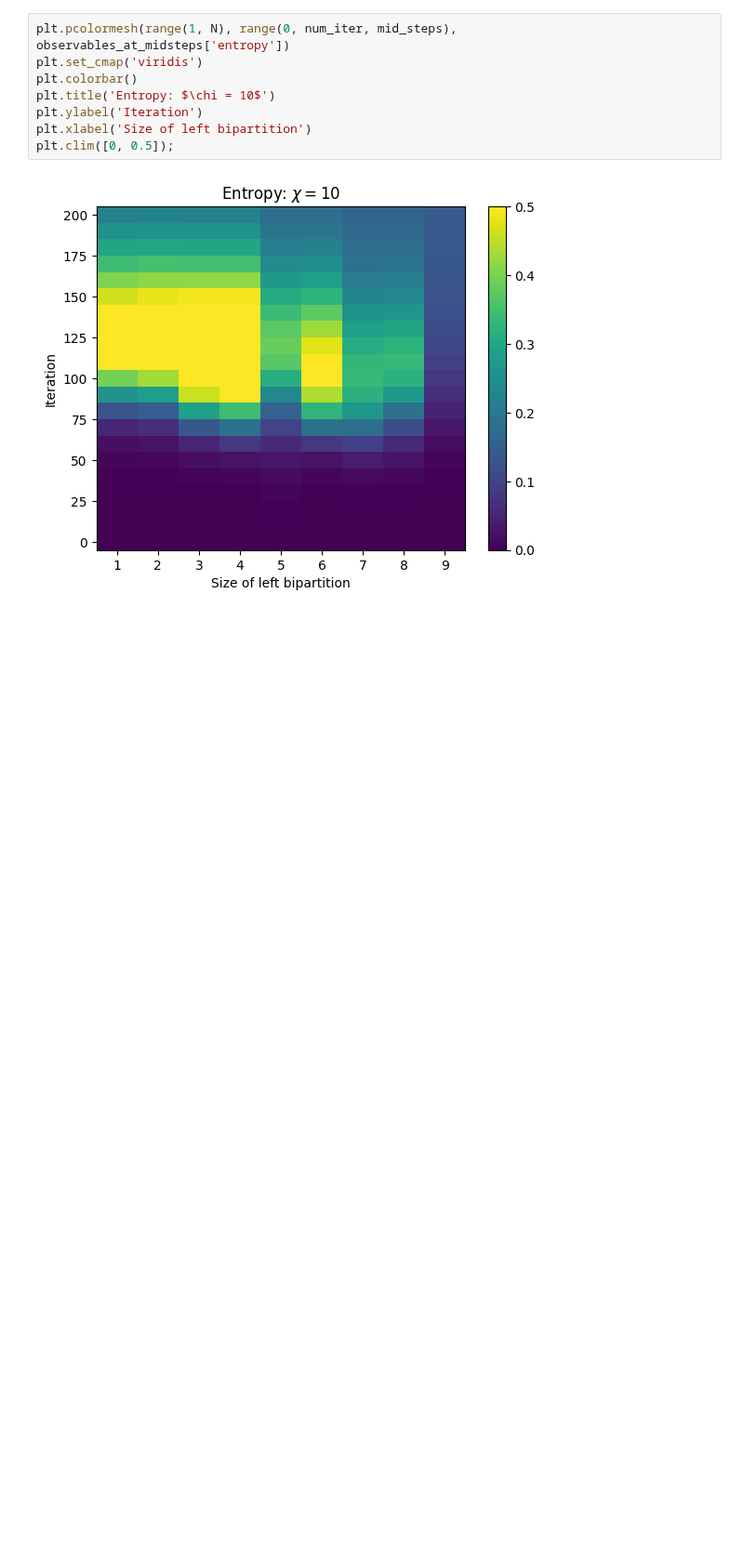
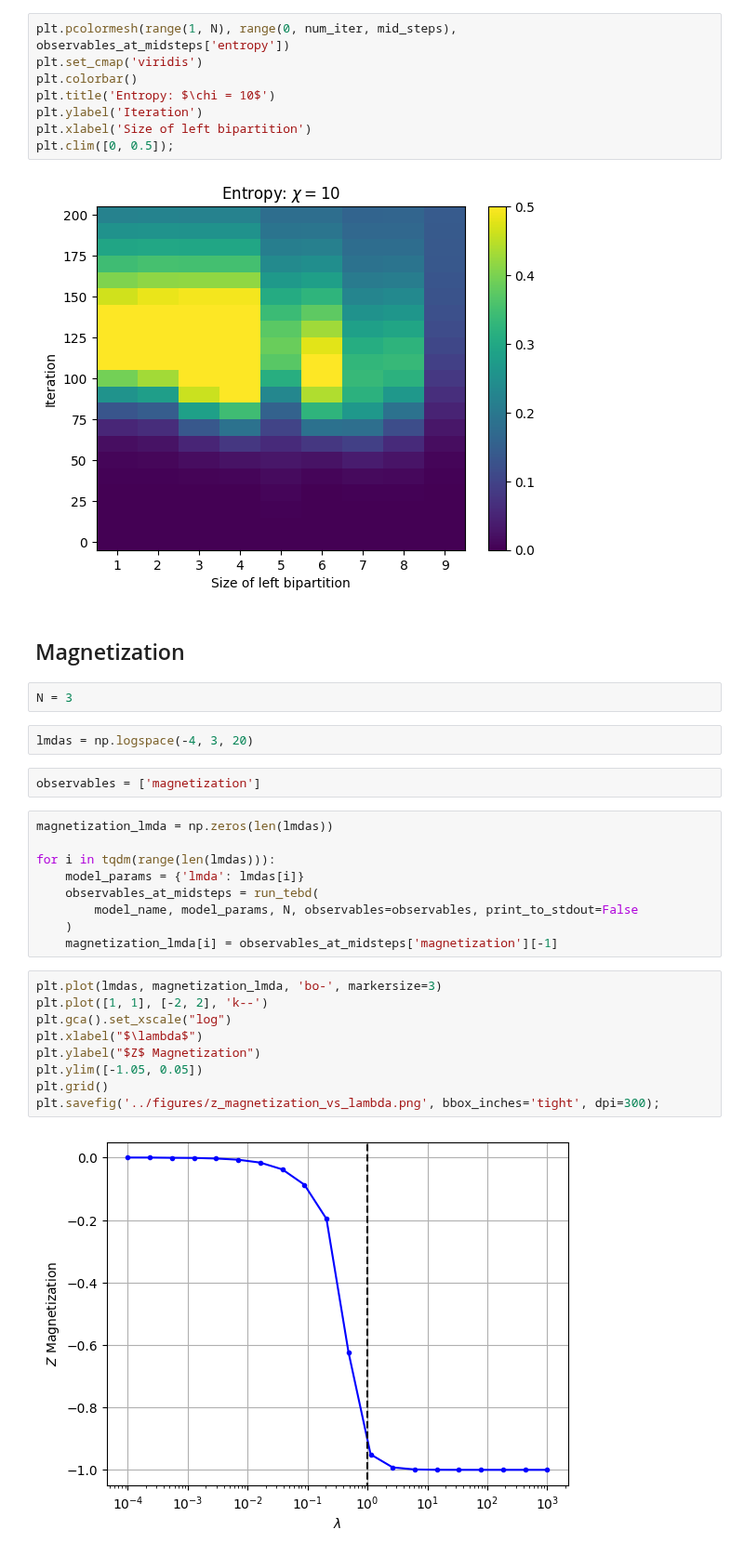
Before and after one commit to jchryssanthacopoulos/quantum_information, a Jupyter notebook: final_project/notebooks/ising_analysis.ipynb, the cells around one changed output. Shown at 93% size. Cells and saved outputs as stored; diff of their text form; blank space fills up the shorter version.

Commit message:
Add magnetization observable

```diff
--- a/final_project/notebooks/ising_analysis.ipynb
+++ b/final_project/notebooks/ising_analysis.ipynb
@@ -264,3 +262,31 @@ plt.xlabel('Size of left bipartition')
 plt.clim([0, 0.5]);
 # %% [output]
 [figure]
+# %% [markdown]
+## Magnetization
+# %%
+N = 3
+# %%
+lmdas = np.logspace(-4, 3, 20)
+# %%
+observables = ['magnetization']
+# %%
+magnetization_lmda = np.zeros(len(lmdas))
+
+for i in tqdm(range(len(lmdas))):
+    model_params = {'lmda': lmdas[i]}
+    observables_at_midsteps = run_tebd(
+        model_name, model_params, N, observables=observables, print_to_stdout=False
+    )
+    magnetization_lmda[i] = observables_at_midsteps['magnetization'][-1]
+# %%
+plt.plot(lmdas, magnetization_lmda, 'bo-', markersize=3)
+plt.plot([1, 1], [-2, 2], 'k--')
+plt.gca().set_xscale("log")
+plt.xlabel("$\lambda$")
+plt.ylabel("$Z$ Magnetization")
+plt.ylim([-1.05, 0.05])
+plt.grid()
+plt.savefig('../figures/z_magnetization_vs_lambda.png', bbox_inches='tight', dpi=300);
+# %% [output]
+[figure, added]
```
Also changed, not shown: parts of 1 cell of this notebook, 3 other files.
